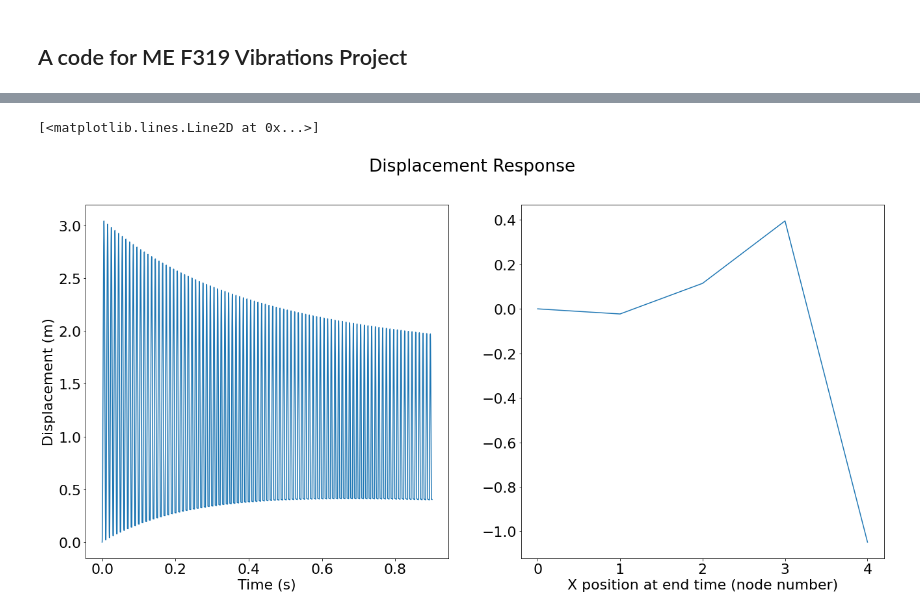
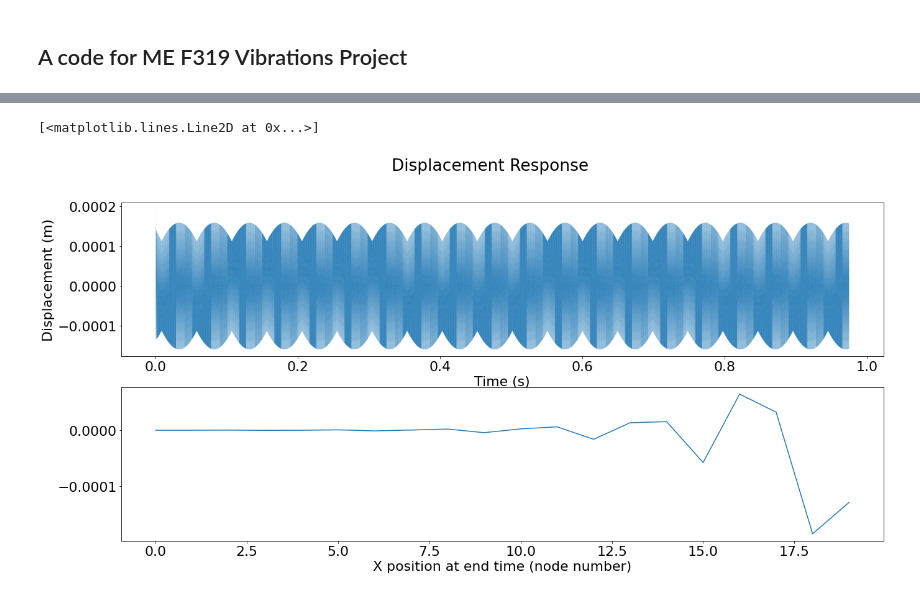
Before and after one commit to abhijit-pamarty/Finite-Element-Methods, a Jupyter notebook: Project/1 dimensional FDM for longitudinal vibration.ipynb, the cells around one changed output, grey strips where cells are left out. Saved outputs shown, nothing was run; the diff lists cells and outputs as text; code cells hidden in the pictures.

```diff
--- a/Project/1 dimensional FDM for longitudinal vibration.ipynb
+++ b/Project/1 dimensional FDM for longitudinal vibration.ipynb
@@ -53,13 +53,13 @@ import matplotlib.pyplot as plt
 
 ############## SIM PARAMETERS ####################
 
-n_e = 5 #number of elements
+n_e = 20 #number of elements
 
 l = l_t/n_e #elemental size
 
-tstep = 0.000001 #timestep size
+tstep = 0.0025 #timestep size
 
-total_t = 1 #total time
+total_t = 100 #total time
 
 
 ##################################################
@@ -87,11 +87,11 @@ i = 0
 while i < n_e: ##set the young's modulus
     if i < n_e/2:
 
-        E[i] += 2E10
+        E[i] += 2E11
 
     else:
 
-        E[i] += 2E10
+        E[i] += 1E11
 
     i+=1
 
@@ -140,7 +140,7 @@ t_array = np.arange(0,total_t-tstep,tstep, dtype = "float") #the array to store
 
 fixed_node_index = [0] #all fixed nodes
 
-initial_d = 0.2 #initial displacement
+initial_d = 0 #initial displacement
 
 displaced_node_index = [n_e-1] #the displaced node
 
@@ -157,9 +157,9 @@ force_type = 1 #type of force, 1 is harmonic, 2 is constant
 
 frequency = 100 #frequency of forcing function in hertz
 
-max_force = 10
+max_force = 10000
 
-equi_disp = max_force/(E[forcing_node]*I)
+equi_disp = max_force*br*h/(E[forcing_node]*I)
 
 omega = 2*3.14*frequency
 
@@ -205,21 +205,21 @@ while t <= total_t:
 
         if i not in fixed_node_index:
             if i <= 1:
-                v_cur[i] = ((-(a[i]/(tstep**2)))*(v_bbef[i] - 2*v_bef[i]) + (-(b[i]/(tstep**2)))*(v_bbef[i] - 2*v_bef[i]) - v_cur[i+2] + 4*v_cur[i+1])/(6+((a[i]/(tstep**2))+((b[i]/(tstep**2)))))
+                v_cur[i] = ((-(a[i]/(tstep**2)))*(v_bbef[i] - 2*v_bef[i]) + (-(b[i]/(tstep)))*(- v_bef[i]) - v_cur[i+2] + 4*v_cur[i+1])/(6+((a[i]/(tstep**2))+((b[i]/(tstep)))))
             elif i <= 2:
-                v_cur[i] = ((-(a[i]/(tstep**2)))*(v_bbef[i] - 2*v_bef[i]) + (-(b[i]/(tstep**2)))*(v_bbef[i] - 2*v_bef[i]) - v_cur[i+2] + 4*v_cur[i+1] + 4*v_cur[i-1])/(6+((a[i]/(tstep**2))+((b[i]/(tstep**2)))))
+                v_cur[i] = ((-(a[i]/(tstep**2)))*(v_bbef[i] - 2*v_bef[i]) + (-(b[i]/(tstep)))*(- v_bef[i]) - v_cur[i+2] + 4*v_cur[i+1] + 4*v_cur[i-1])/(6+((a[i]/(tstep**2))+((b[i]/(tstep)))))
             elif i >= n_e - 1:
-                v_cur[i] = ((-(a[i]/(tstep**2)))*(v_bbef[i] - 2*v_bef[i]) + (-(b[i]/(tstep**2)))*(v_bbef[i] - 2*v_bef[i]) + 4*v_cur[i-1] - v_cur[i-2])/(6+((a[i]/(tstep**2))+((b[i]/(tstep**2)))))
+                v_cur[i] = ((-(a[i]/(tstep**2)))*(v_bbef[i] - 2*v_bef[i]) + (-(b[i]/(tstep)))*(- v_bef[i]) + 4*v_cur[i-1] - v_cur[i-2])/(6+((a[i]/(tstep**2))+((b[i]/(tstep)))))
             elif i >= n_e - 2:
-                v_cur[i] = ((-(a[i]/(tstep**2)))*(v_bbef[i] - 2*v_bef[i]) + (-(b[i]/(tstep**2)))*(v_bbef[i] - 2*v_bef[i]) + 4*v_cur[i+1] + 4*v_cur[i-1] - v_cur[i-2])/(6+((a[i]/(tstep**2))+((b[i]/(tstep**2)))))
+                v_cur[i] = ((-(a[i]/(tstep**2)))*(v_bbef[i] - 2*v_bef[i]) +(-(b[i]/(tstep)))*(- v_bef[i]) + 4*v_cur[i+1] + 4*v_cur[i-1] - v_cur[i-2])/(6+((a[i]/(tstep**2))+((b[i]/(tstep)))))
             else:
-                v_cur[i] = ((-(a[i]/(tstep**2)))*(v_bbef[i] - 2*v_bef[i]) + (-(b[i]/(tstep**2)))*(v_bbef[i] - 2*v_bef[i]) - v_cur[i+2] + 4*v_cur[i+1] + 4*v_cur[i-1] - v_cur[i-2])/(6+((a[i]/(tstep**2))+((b[i]/(tstep**2)))))
+                v_cur[i] = ((-(a[i]/(tstep**2)))*(v_bbef[i] - 2*v_bef[i]) +(-(b[i]/(tstep)))*(- v_bef[i])- v_cur[i+2] + 4*v_cur[i+1] + 4*v_cur[i-1] - v_cur[i-2])/(6+((a[i]/(tstep**2))+((b[i]/(tstep)))))
 
         i += 1
     v_bbef = v_bef[:] #copy v_bef to v_bbef
     v_bef = v_cur[:] #copy v_cur to v_bef
     if n < len(data):
-        data[n] = max(v_cur)
+        data[n] = v_cur[n_e-1]
     n += 1
     t += tstep
 # %% [output]
@@ -227,14 +236,14 @@ while t <= total_t:
 # %%
-fig, (ax1, ax2) = plt.subplots(1, 2, sharey = False)
+fig, (ax1, ax2) = plt.subplots( 2, sharey = False)
 plt.rcParams['figure.figsize'] = [22, 10]
 plt.rcParams.update({'font.size': 22})
 plt.rc('axes', labelsize=22)
 fig.suptitle("Displacement Response")
 ax1.set_ylabel("Displacement (m)")
 ax1.set_xlabel("Time (s)")
-ax1.plot(t_array[1:900000],data[1:900000])
+ax1.plot(t_array[1:39000]/100,data[1:39000], linewidth = 0.05)
 ax2.set_xlabel("X position at end time (node number)")
 ax2.plot(np.arange(0,n_e,1, dtype = "int"),v_cur)
 # %% [output]
 [<matplotlib.lines.Line2D at 0x...>]
-[figure, old version]
+[figure, new version]
```
Also changed, not shown: parts of 2 cells of this notebook.
